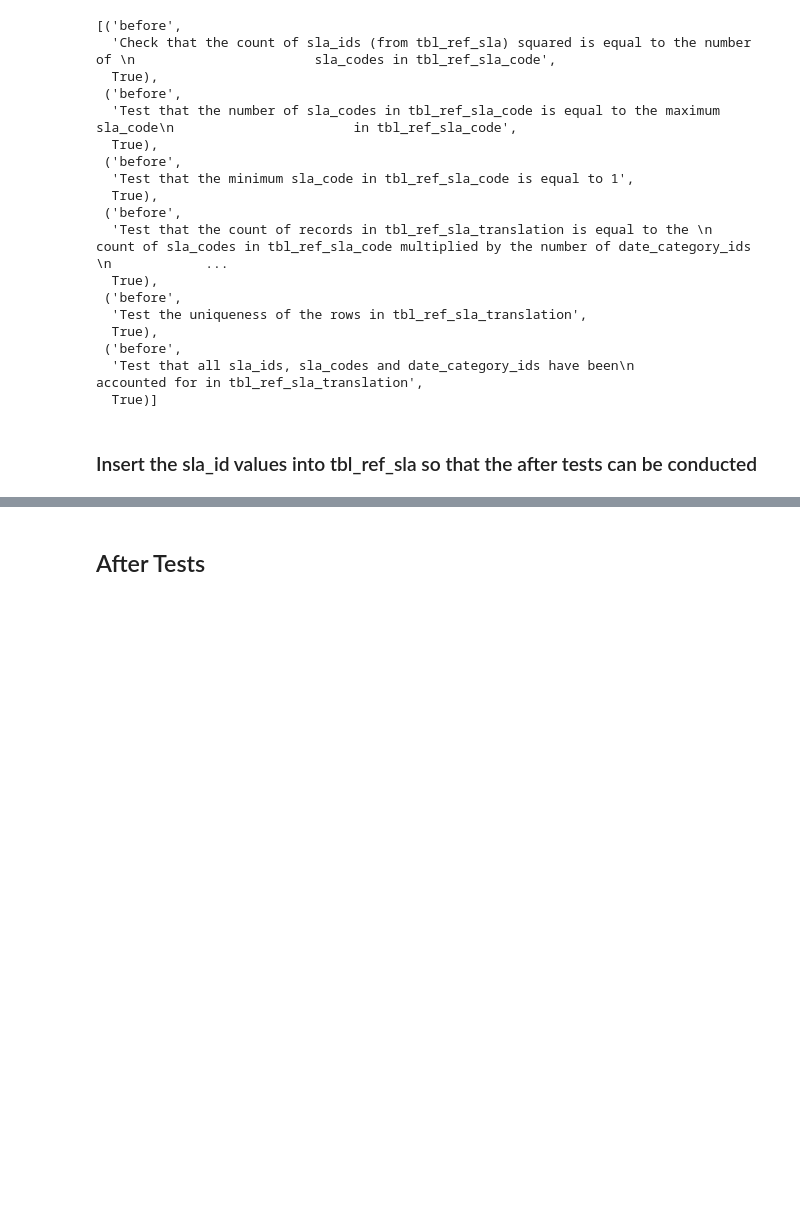
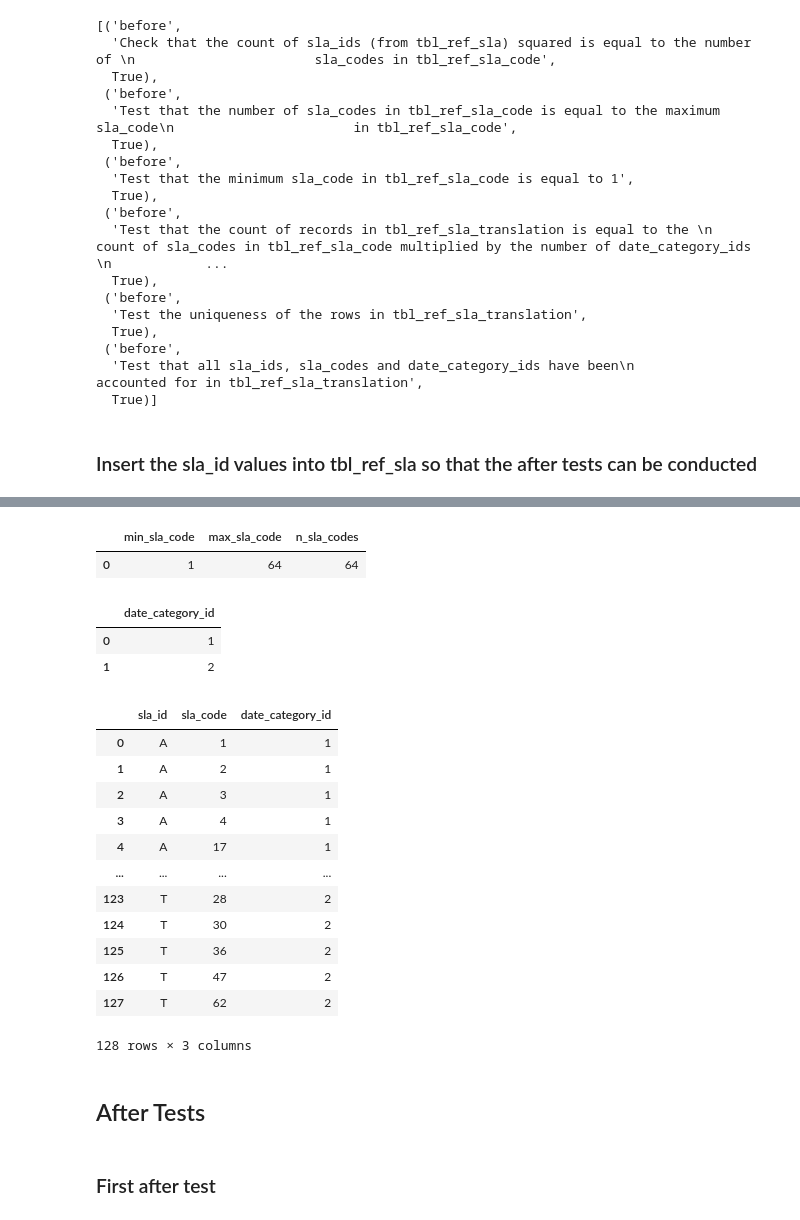
Before and after one commit to NYC-Parks/SLADB, a Jupyter notebook: testing/test_add_new_sla.ipynb, the cells around one changed output, grey strips where cells are left out. Cells and saved outputs as stored; diff of their text form; code cells hidden in the pictures; blank space fills up the shorter version.

```diff
--- a/testing/test_add_new_sla.ipynb
+++ b/testing/test_add_new_sla.ipynb
@@ -196,0 +236,5 @@ sla_insert_df.to_sql(con = engine, if_exists = 'append')
+# %%
+after_sla_code
+# %% [output]
+|  | min_sla_code | max_sla_code | n_sla_codes |
+| 0 | 1 | 64 | 64 |
@@ -197,2 +243,28 @@ sla_insert_df.to_sql(con = engine, if_exists = 'append')
+# %%
+after_date_category
+# %% [output]
+|  | date_category_id |
+| 0 | 1 |
+| 1 | 2 |
+# %%
+after_sla_translation = pd.read_sql(con = engine, sql = sql_sla_translation)
+# %%
+after_sla_translation
+# %% [output]
+|  | sla_id | sla_code | date_category_id |
+| 0 | A | 1 | 1 |
+| 1 | A | 2 | 1 |
+| 2 | A | 3 | 1 |
+| 3 | A | 4 | 1 |
+| 4 | A | 17 | 1 |
+| ... | ... | ... | ... |
+| 123 | T | 28 | 2 |
+| 124 | T | 30 | 2 |
+| 125 | T | 36 | 2 |
+| 126 | T | 47 | 2 |
+| 127 | T | 62 | 2 |
+128 rows × 3 columns
 # %% [markdown]
 ## After Tests
+# %% [markdown]
+### First after test
```
Also changed, not shown: parts of 54 cells of this notebook, 1 other file.
